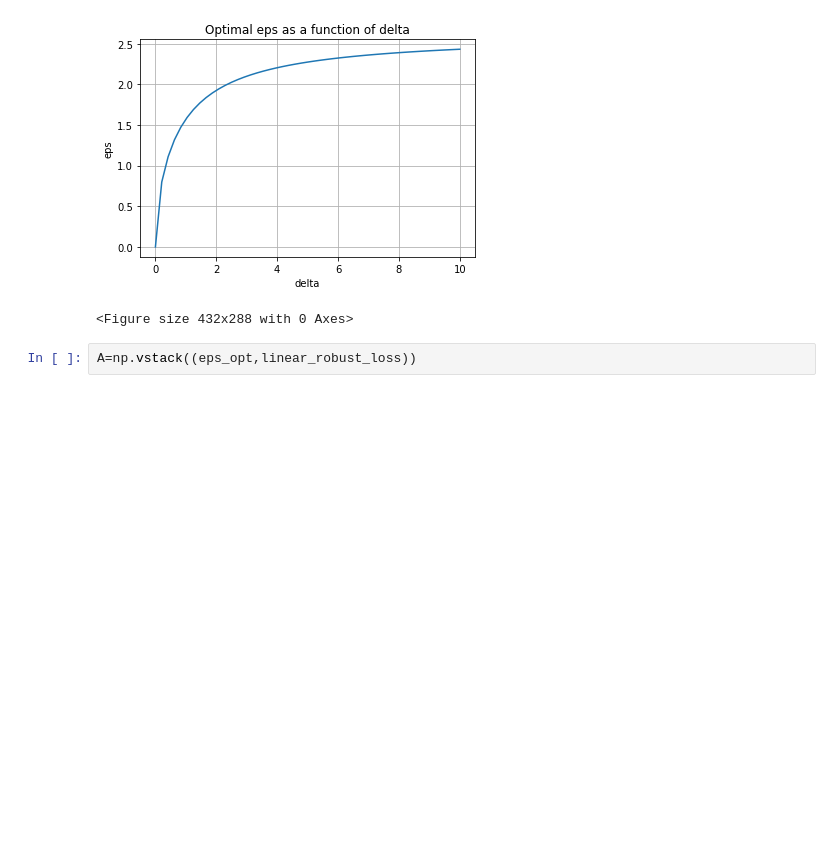
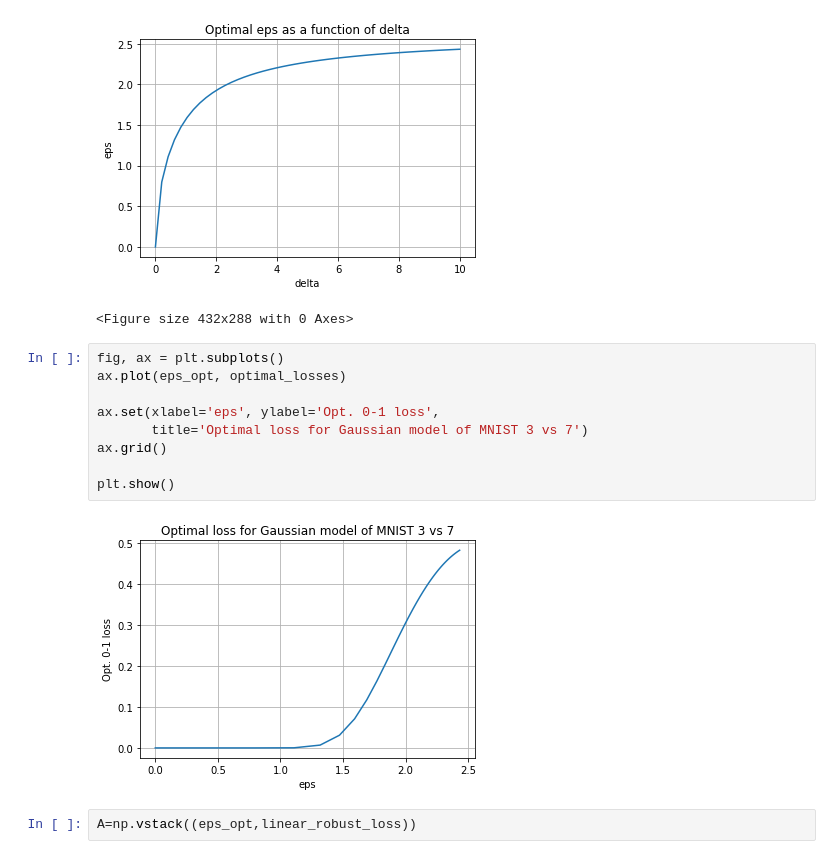
Before and after one commit to arjunbhagoji/log-loss-lower-bounds, a Jupyter notebook: gauss_model.ipynb, the cells around one changed output. Drawn from its saved outputs; the diff is of its cells as text; blank space fills up the shorter version.

```diff
--- a/gauss_model.ipynb
+++ b/gauss_model.ipynb
@@ -256,6 +313,17 @@ plt.savefig('images/analysis/3_7_fmnist_2000_l2_linear_eps_vs_delta.png')
 # %% [output]
 [figure]
 <Figure size 432x288 with 0 Axes>
+# %%
+fig, ax = plt.subplots()
+ax.plot(eps_opt, optimal_losses)
+
+ax.set(xlabel='eps', ylabel='Opt. 0-1 loss',
+       title='Optimal loss for Gaussian model of MNIST 3 vs 7')
+ax.grid()
+
+plt.show()
+# %% [output]
+[figure, added]
 # %%
 A=np.vstack((eps_opt,linear_robust_loss))
 # %%
```
Also changed, not shown: parts of 12 cells of this notebook, 14 other files.
